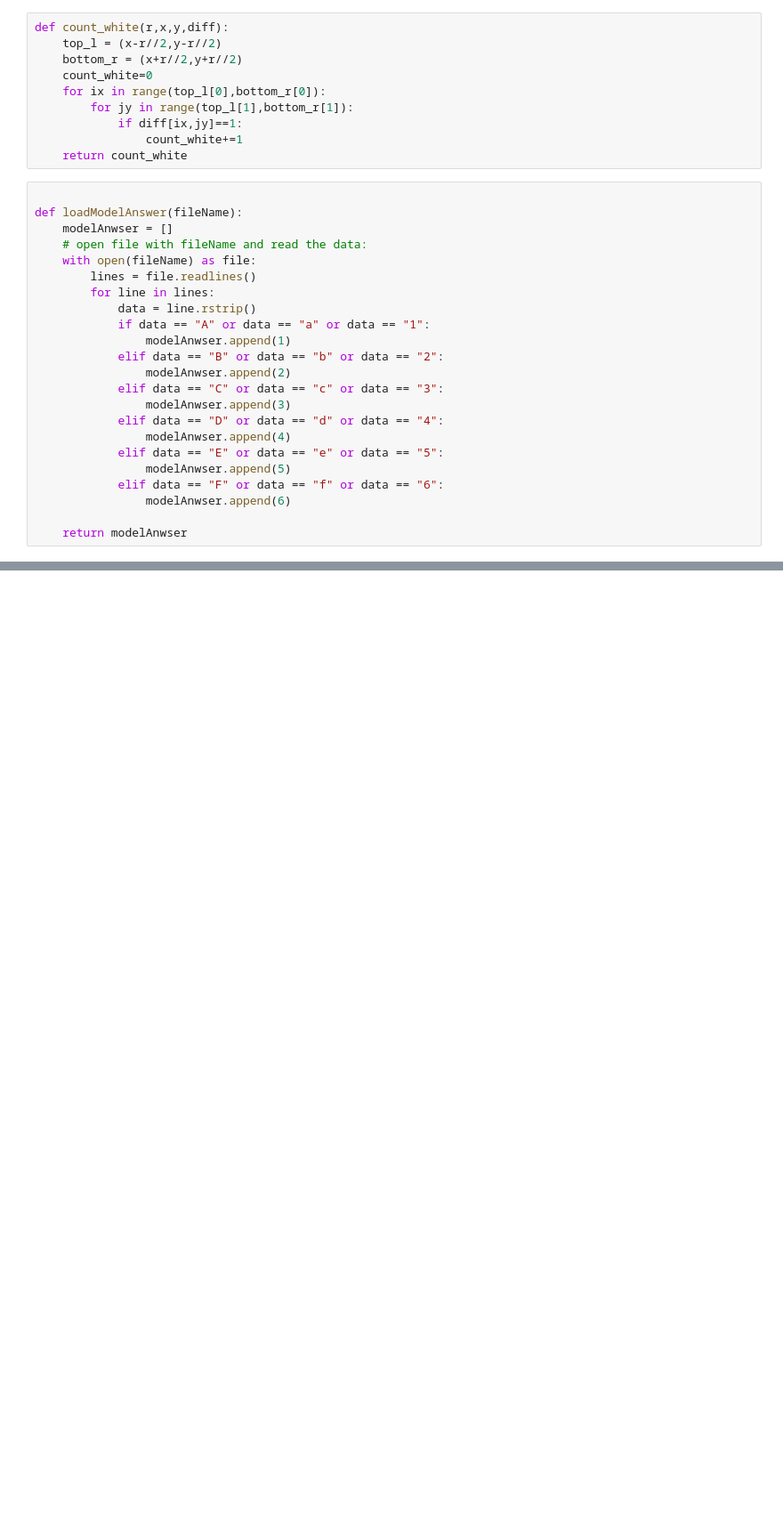
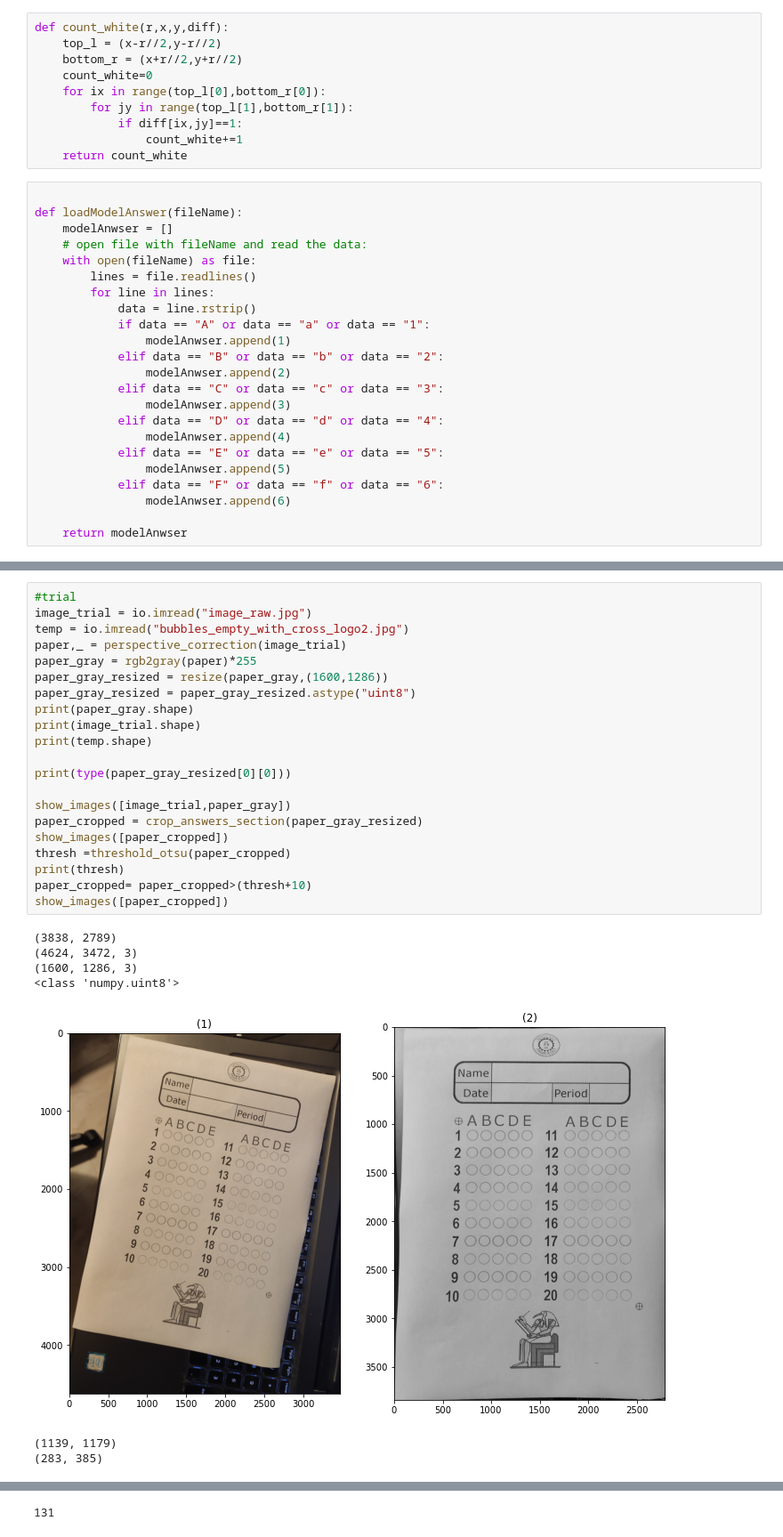
Before and after one commit to cufechs/Bubble-Sheet-Corrector, a Jupyter notebook: Playground/Evaluate_Answers/Evaluate_answers.ipynb, the cells around one changed output, grey strips where cells are left out. Shown at 89% size. Saved outputs shown, nothing was run; the diff lists cells and outputs as text; blank space fills up the shorter version.

Commit message:
added data for testing , initial pipeline , perspective correction

```diff
--- a/Playground/Evaluate_Answers/Evaluate_answers.ipynb
+++ b/Playground/Evaluate_Answers/Evaluate_answers.ipynb
@@ -346,3 +364,32 @@ print('Grade: ' + str(grade.sum()) + '/' + str(len(grade)))
 Model answers:  [1 2 3 4 5 4 3 2 3 4 2 2 3 3 3 2 2 1 1 4]
 Current answers:  [ 1  2  3  4  5  4  3 -1  3  4  2  2  3  3  3  2  0  1  0  2]
 Grade: 16/20
+# %%
+#trial
+image_trial = io.imread("image_raw.jpg")
+temp = io.imread("bubbles_empty_with_cross_logo2.jpg")
+paper,_ = perspective_correction(image_trial)
+paper_gray = rgb2gray(paper)*255
+paper_gray_resized = resize(paper_gray,(1600,1286))
+paper_gray_resized = paper_gray_resized.astype("uint8")
+print(paper_gray.shape)
+print(image_trial.shape)
+print(temp.shape)
+
+print(type(paper_gray_resized[0][0]))
+
+show_images([image_trial,paper_gray])
+paper_cropped = crop_answers_section(paper_gray_resized)
+show_images([paper_cropped])
+thresh =threshold_otsu(paper_cropped)
+print(thresh)
+paper_cropped= paper_cropped>(thresh+10)
+show_images([paper_cropped])
+# %% [output]
+(3838, 2789)
+(4624, 3472, 3)
+(1600, 1286, 3)
+<class 'numpy.uint8'>
+[figure, added]
+(1139, 1179)
+(283, 385)
@@ -348,0 +397 @@ Grade: 16/20
+131
```
Also changed, not shown: parts of 6 cells of this notebook, 32 other files.
